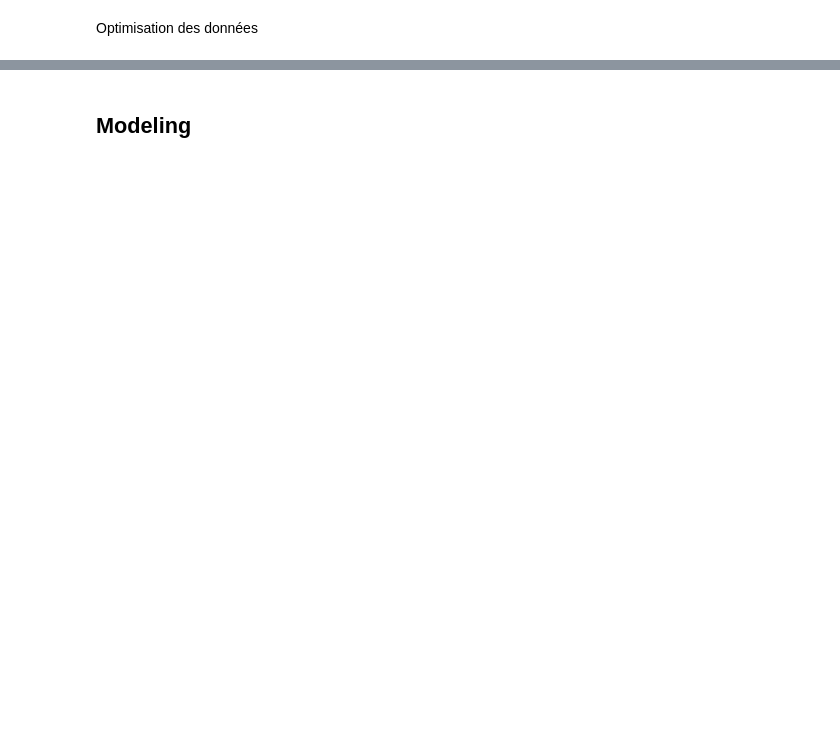
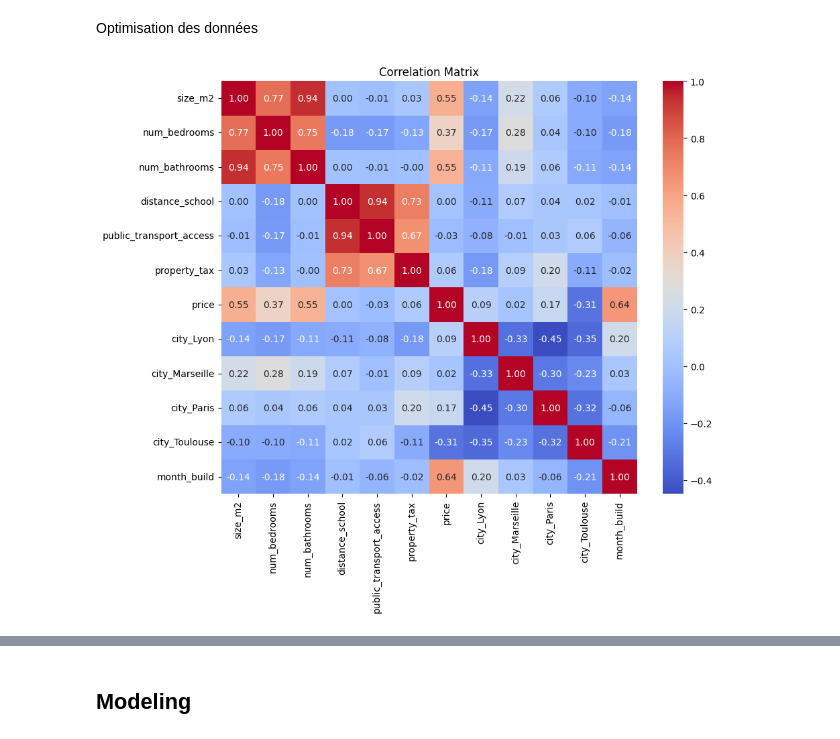
Before and after one commit to UneAbeilleee/MLOPS_TD1, a Jupyter notebook: notebook_incomplet.ipynb, the cells around one changed output, grey strips where cells are left out. Drawn from its saved outputs; the diff is of its cells as text; code cells hidden in the pictures; blank space fills up the shorter version.

```diff
--- a/notebook_incomplet.ipynb
+++ b/notebook_incomplet.ipynb
@@ -46,0 +153,8 @@ Transformation des données
+# %%
+encoder = OneHotEncoder(sparse_output=False)
+city_encoded = encoder.fit_transform(df[['city']])
+
+city_encoded_df = pd.DataFrame(city_encoded, columns=encoder.get_feature_names_out(['city']))
+
+df = pd.concat([df.drop('city', axis=1), city_encoded_df], axis=1)
+df
@@ -46,0 +175,18 @@ Transformation des données
+# %%
+df['date_built'] = pd.to_datetime(df['date_built'], errors='coerce')
+
+min_date = df['date_built'].min()
+
+df['month_build'] = df['date_built'].apply(lambda x: (x.year - min_date.year) * 12 + (x.month - min_date.month))
+# %%
+df = df.drop('date_built', axis=1)
+# %%
+# Normaliser les données (en utilinsat STandardScaler)
+numerical_columns = df.select_dtypes(include=['float64', 'int64']).columns
+numerical_columns = numerical_columns.drop('price', errors='ignore')
+
+scaler = StandardScaler()
+
+df[numerical_columns] = scaler.fit_transform(df[numerical_columns])
+
+df.head()
@@ -51,0 +202,8 @@ Optimisation des données
+# %%
+correlation_matrix = df.corr()
+plt.figure(figsize=(10, 8))
+sns.heatmap(correlation_matrix, annot=True, cmap='coolwarm', fmt=".2f")
+plt.title("Correlation Matrix")
+plt.show()
+# %% [output]
+[figure, added]
```
Also changed, not shown: parts of 36 cells of this notebook.
